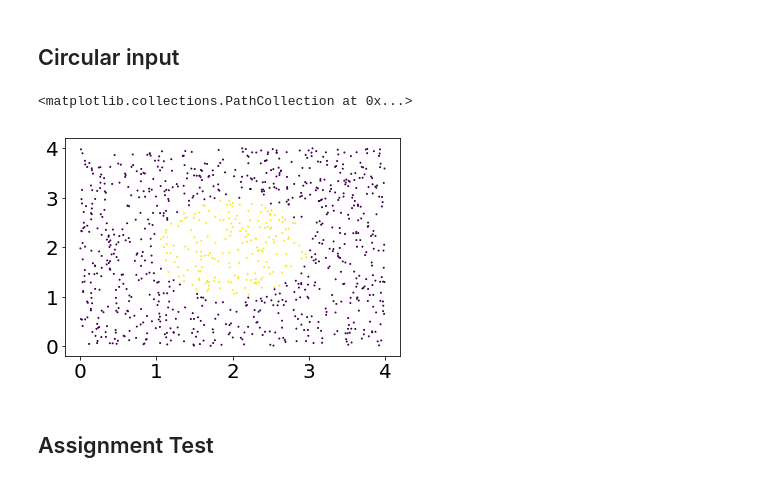
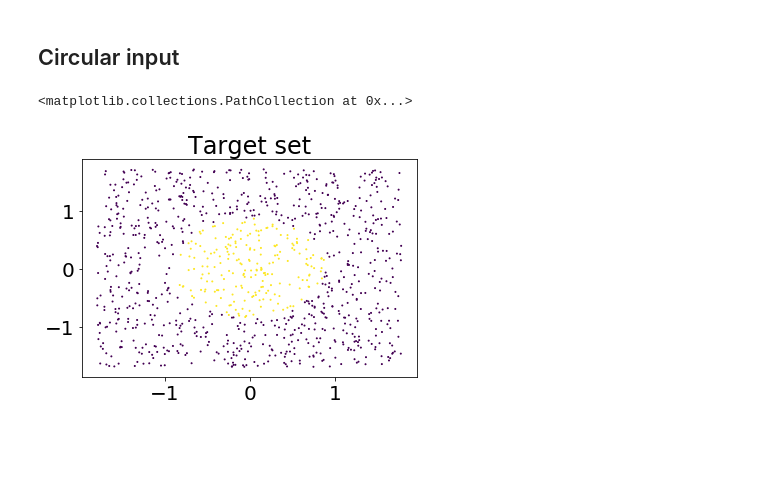
Before and after one commit to ageapps/mini_ml_framework, a Jupyter notebook: testing.ipynb, the cells around one changed output. Cells and saved outputs as stored; diff of their text form; code cells hidden in the pictures; blank space fills up the shorter version.

Commit message:
circular data

```diff
--- a/testing.ipynb
+++ b/testing.ipynb
@@ -251,9 +252,17 @@ def generate_disc_set(nb, radius=1):
         target[index][1] = np.abs(1-inside)
 
     return coords, target
+# %%
+nb = 1000
+inp_train, target_train  = generate_disc_set(nb)
+inp_test, target_test  = generate_disc_set(nb)
+
+# Standardizing the data
+inp_train = standarize(inp_train);
+inp_test = standarize(inp_test);
 # %%
-coor, t = generate_disc_set(1000)
-plt.scatter(coor[:, 0], coor[:, 1], c = t[:, 0] ,s = 1)
+plt.title('Target set')
+plt.scatter(inp_train[:, 0], inp_train[:, 1], c = target_train[:,0], s = 1)
 # %% [output]
 <matplotlib.collections.PathCollection at 0x...>
-[figure, old version]
+[figure, new version]
@@ -265,2 +268,0 @@ inp_test.sub_(mean).div_(std);
-# %% [markdown]
-## Assignment Test
```
Also changed, not shown: parts of 12 cells of this notebook.
